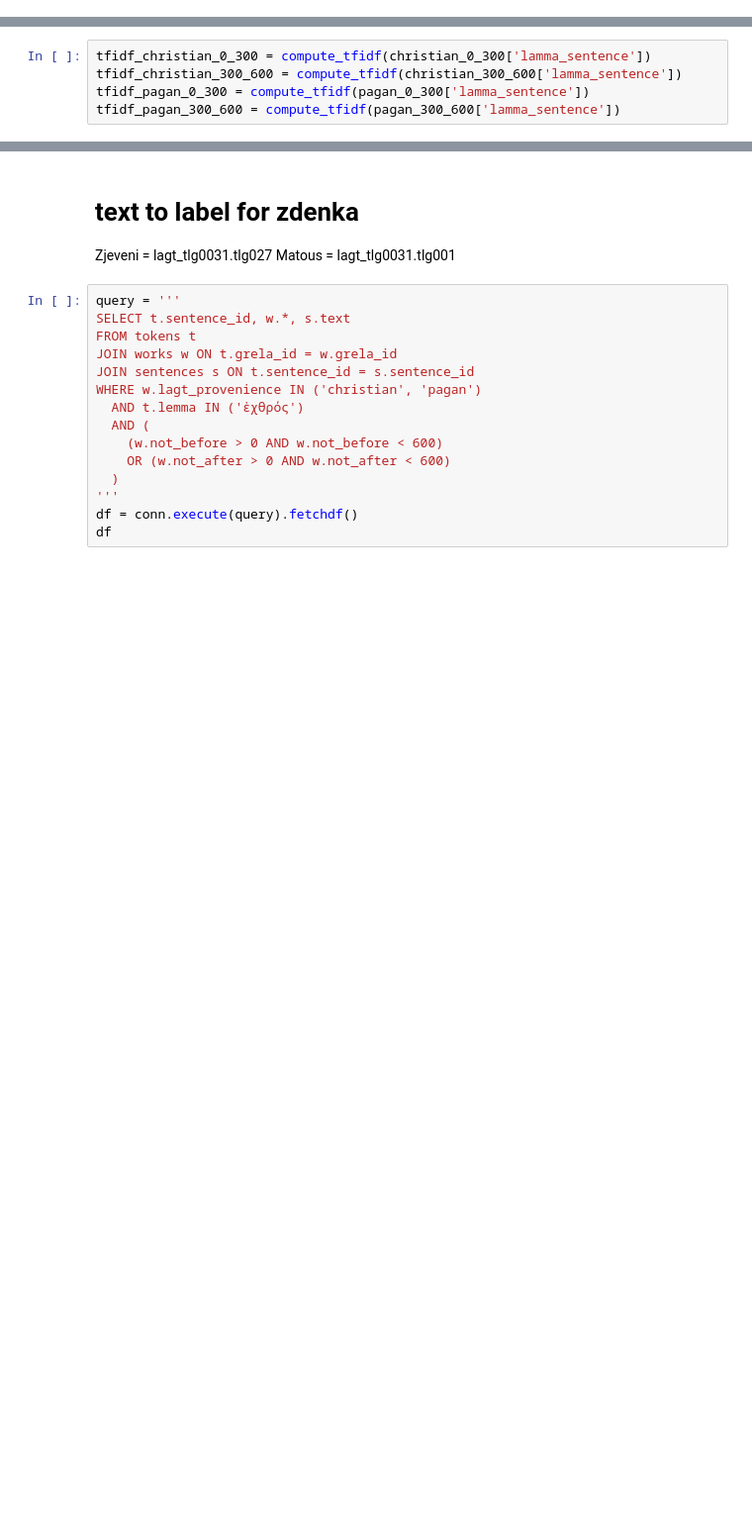
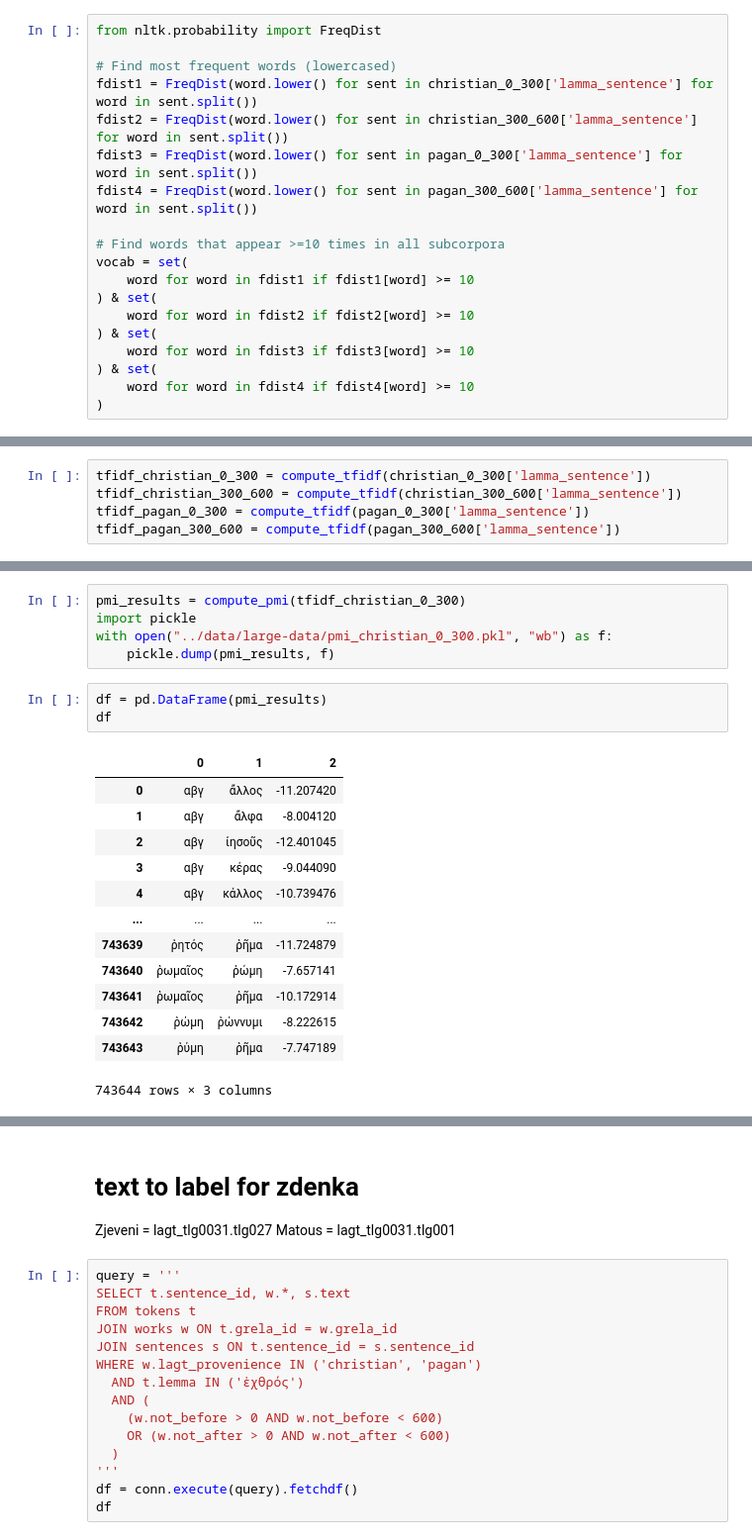
Before and after one commit to CCS-ZCU/enemy-christianity, a Jupyter notebook: scripts/1_fasttext_PMI.ipynb, the cells around one changed output, grey strips where cells are left out. Shown: that part at 99% size. Drawn from its saved outputs; the diff is of its cells as text; blank space fills up the shorter version.

```diff
--- a/scripts/1_fasttext_PMI.ipynb
+++ b/scripts/1_fasttext_PMI.ipynb
@@ -285,6 +285,25 @@ pagan_0_300 = grouped_pagan[
 pagan_300_600 = grouped_pagan[
     (grouped_pagan['not_before'] >= 300) & (grouped_pagan['not_after'] <= 600)
 ]
+# %%
+from nltk.probability import FreqDist
+
+# Find most frequent words (lowercased)
+fdist1 = FreqDist(word.lower() for sent in christian_0_300['lamma_sentence'] for word in sent.split())
+fdist2 = FreqDist(word.lower() for sent in christian_300_600['lamma_sentence'] for word in sent.split())
+fdist3 = FreqDist(word.lower() for sent in pagan_0_300['lamma_sentence'] for word in sent.split())
+fdist4 = FreqDist(word.lower() for sent in pagan_300_600['lamma_sentence'] for word in sent.split())
+
+# Find words that appear >=10 times in all subcorpora
+vocab = set(
+    word for word in fdist1 if fdist1[word] >= 10
+) & set(
+    word for word in fdist2 if fdist2[word] >= 10
+) & set(
+    word for word in fdist3 if fdist3[word] >= 10
+) & set(
+    word for word in fdist4 if fdist4[word] >= 10
+)
 # %%
 import pandas as pd
 from sklearn.feature_extraction.text import TfidfVectorizer
@@ -337,0 +375,22 @@ def compute_all_weighted_pmi(tfidf_data, top_n=1000):
+# %%
+pmi_results = compute_pmi(tfidf_christian_0_300)
+import pickle
+with open("../data/large-data/pmi_christian_0_300.pkl", "wb") as f:
+    pickle.dump(pmi_results, f)
+# %%
+df = pd.DataFrame(pmi_results)
+df
+# %% [output]
+|  | 0 | 1 | 2 |
+| 0 | αβγ | ἄλλος | -11.207420 |
+| 1 | αβγ | ἄλφα | -8.004120 |
+| 2 | αβγ | ἰησοῦς | -12.401045 |
+| 3 | αβγ | κέρας | -9.044090 |
+| 4 | αβγ | κάλλος | -10.739476 |
+| ... | ... | ... | ... |
+| 743639 | ῥητός | ῥῆμα | -11.724879 |
+| 743640 | ῥωμαῖος | ῥώμη | -7.657141 |
+| 743641 | ῥωμαῖος | ῥῆμα | -10.172914 |
+| 743642 | ῥώμη | ῥώννυμι | -8.222615 |
+| 743643 | ῥύμη | ῥῆμα | -7.747189 |
+743644 rows × 3 columns
```
Also changed, not shown: parts of 3 cells of this notebook, 4 other files.
